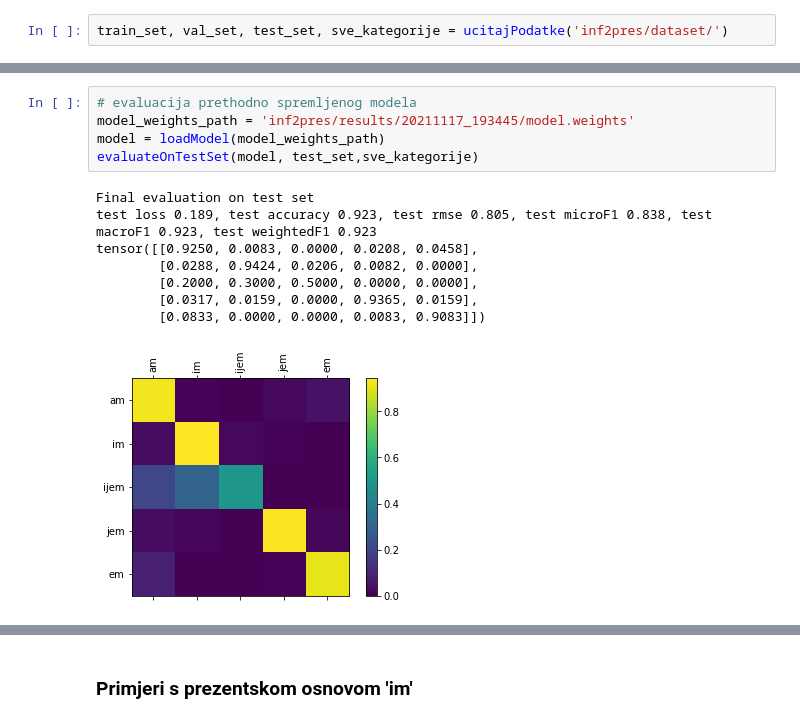
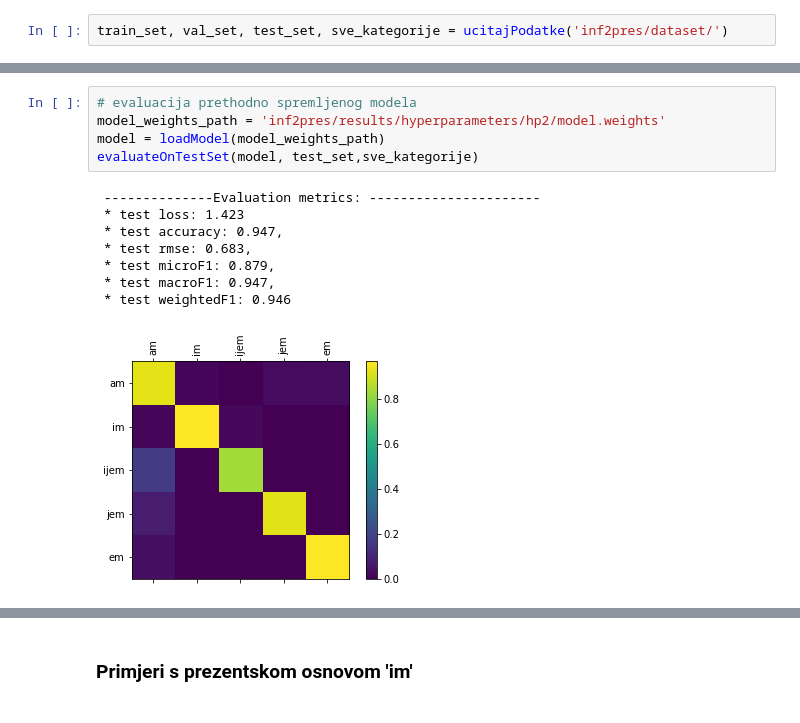
Before and after one commit to dseverdi/HR_verb_classfication, a Jupyter notebook: demo.ipynb, the cells around one changed output, grey strips where cells are left out. Cells and saved outputs as stored; diff of their text form.

```diff
--- a/demo.ipynb
+++ b/demo.ipynb
@@ -16,17 +44,17 @@ train_set, val_set, test_set, sve_kategorije = ucitajPodatke('inf2pres/dataset/'
 # %%
 # evaluacija prethodno spremljenog modela
-model_weights_path = 'inf2pres/results/20211117_193445/model.weights'
+model_weights_path = 'inf2pres/results/hyperparameters/hp2/model.weights'
 model = loadModel(model_weights_path)
 evaluateOnTestSet(model, test_set,sve_kategorije)
 # %% [output]
-Final evaluation on test set
-test loss 0.189, test accuracy 0.923, test rmse 0.805, test microF1 0.838, test macroF1 0.923, test weightedF1 0.923
-tensor([[0.9250, 0.0083, 0.0000, 0.0208, 0.0458],
-        [0.0288, 0.9424, 0.0206, 0.0082, 0.0000],
-        [0.2000, 0.3000, 0.5000, 0.0000, 0.0000],
-        [0.0317, 0.0159, 0.0000, 0.9365, 0.0159],
-        [0.0833, 0.0000, 0.0000, 0.0083, 0.9083]])
+ --------------Evaluation metrics: ----------------------
+ * test loss: 1.423
+ * test accuracy: 0.947,
+ * test rmse: 0.683,
+ * test microF1: 0.879,
+ * test macroF1: 0.947,
+ * test weightedF1: 0.946
-[figure, old version]
+[figure, new version]
 # %%
 glagoli = ['iscrtati','raskrinkati','slušati','primjeriti','bubriti','iskoračiti']
 
```
Also changed, not shown: parts of 7 cells of this notebook, 1 other file.
